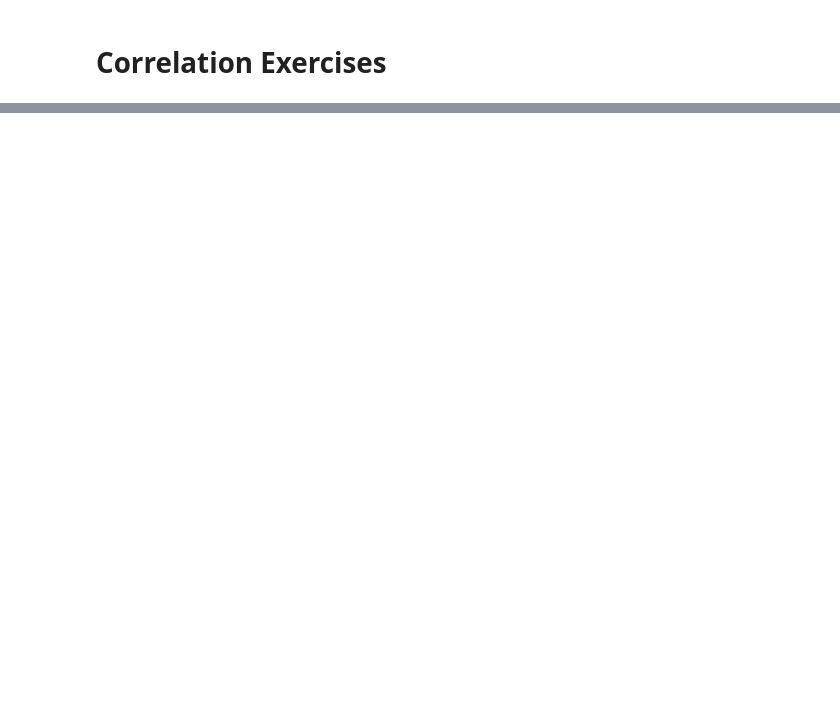
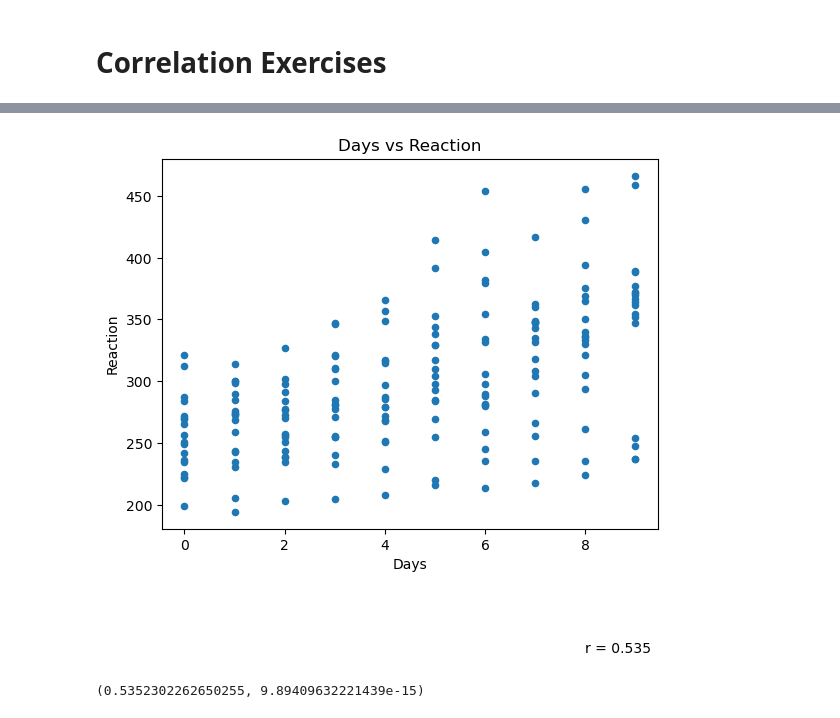
Before and after one commit to scottbarnett97/statistics-exercises, a Jupyter notebook: hypothesis_testing.ipynb, the cells around one changed output, grey strips where cells are left out. Cells and saved outputs as stored; diff of their text form; code cells hidden in the pictures; blank space fills up the shorter version.

```diff
--- a/hypothesis_testing.ipynb
+++ b/hypothesis_testing.ipynb
@@ -249,0 +396,5 @@ Text(8, 80, 'r = -0.994')
+# %%
+# 4. Use the sleepstudy data.
+from pydataset import data
+sleepy = data('sleepstudy')
+sleepy.head()
@@ -249,0 +408,14 @@ Text(8, 80, 'r = -0.994')
+# %%
+#Is there a relationship between days and reaction time? there is a moderte corrolation
+r, p = stats.pearsonr(sleepy.Days, sleepy.Reaction)
+
+sleepy.plot.scatter('Days', 'Reaction')
+plt.title('Days vs Reaction')
+plt.text(8, 80, f'r = {r:.3f}')
+plt.show()
+# %% [output]
+[figure, added]
+# %%
+r,p
+# %% [output]
+(0.5352302262650255, 9.89409632221439e-15)
```
Also changed, not shown: parts of 33 cells of this notebook.
